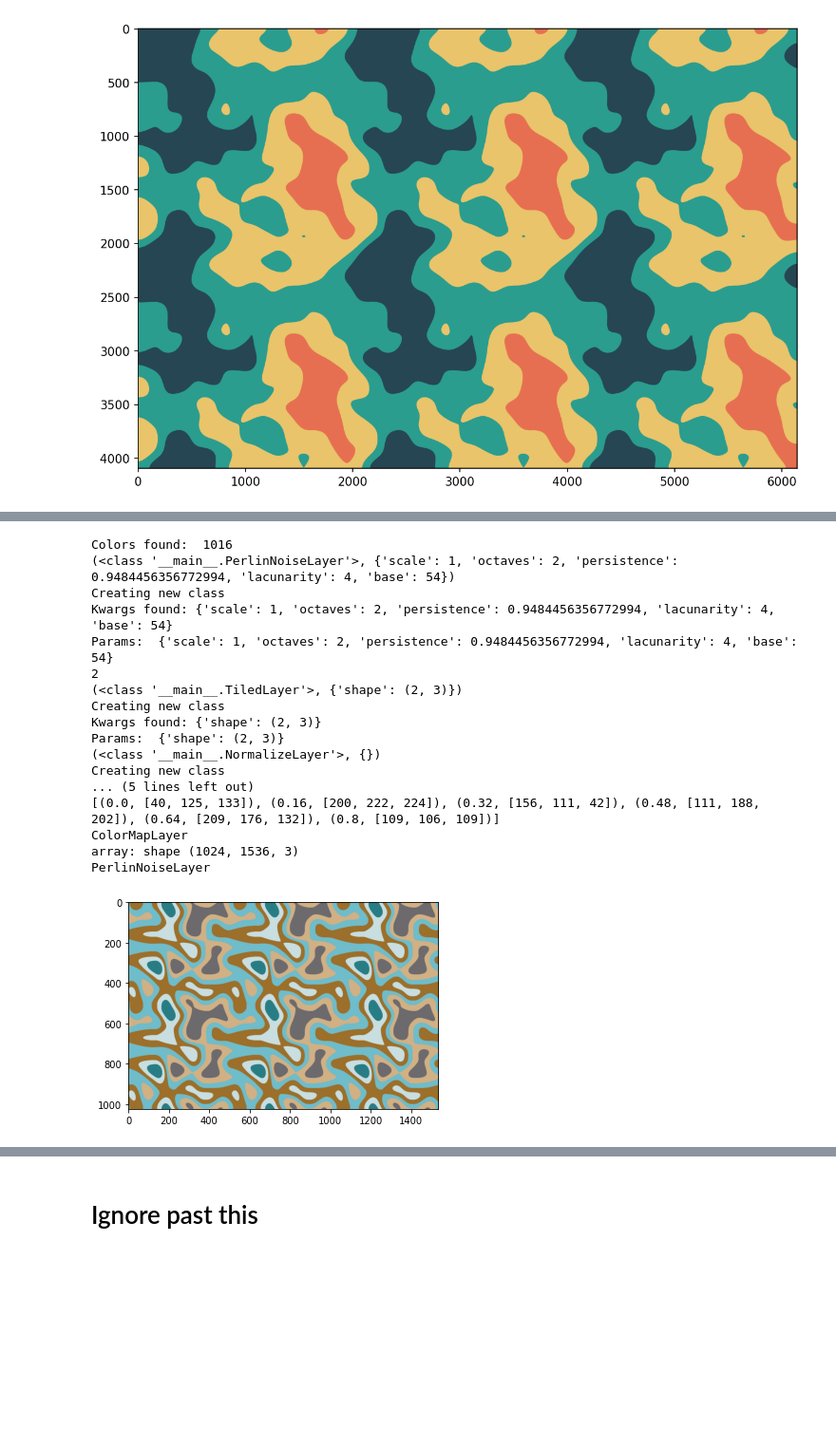
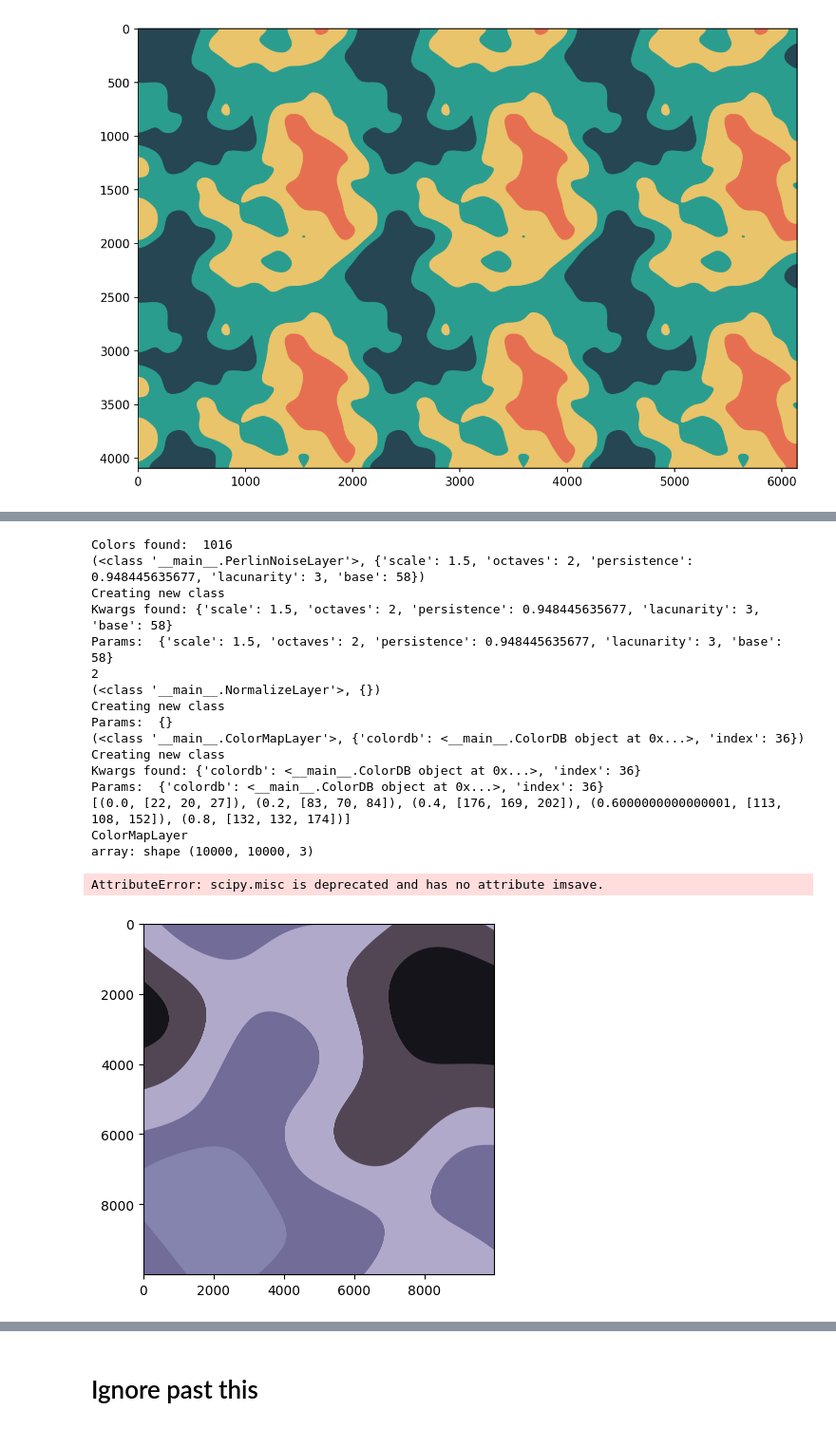
Before and after one commit to petebrown77/artstack, a Jupyter notebook: artstack.ipynb, the cells around one changed output, grey strips where cells are left out. Shown at 95% size. Drawn from its saved outputs; the diff is of its cells as text; code cells hidden in the pictures; blank space fills up the shorter version.

Commit message:
Added layers to layers.py

```diff
--- a/artstack.ipynb
+++ b/artstack.ipynb
@@ -472,29 +491,32 @@ class TiledLayer(Layer):
     def apply(self, array, shape=(2,3)):
         return np.tile(array, shape)
 # %%
-stack = ArtStack(array.shape, stack=[(PerlinNoiseLayer, {'scale': 1, 'octaves': 2, 'persistence': 0.9484456356772994, 'lacunarity': 4, 'base': 54}), (TiledLayer, {"shape": (2,3)}), (NormalizeLayer, {}), (ColorMapLayer, {"colordb": ColorDB("colors_1000.pkl"), "index": 110})])
+#stack = ArtStack(array.shape, stack=[(PerlinNoiseLayer, {'scale': 2, 'octaves': 2, 'persistence': 0.9484456356772994, 'lacunarity': 4, 'base': 58}), (TiledLayer, {"shape": (2,3)}), (NormalizeLayer, {}), (ColorMapLayer, {"colordb": ColorDB("colors_1000.pkl"), "index": 550})])
+stack = ArtStack((10000,10000), stack=[(PerlinNoiseLayer, {'scale': 1.5, 'octaves': 2, 'persistence': 0.948445635677, 'lacunarity': 3, 'base': 58}), (NormalizeLayer, {}), (ColorMapLayer, {"colordb": ColorDB("colors_1000.pkl"), "index": 36})])
+
 new_array = stack.generate()
 print(new_array)
 plt.imshow(new_array.astype(np.uint8))
 #print(json.dumps(stack.__dict__))
-print(PerlinNoiseLayer.__name__)
+#print(PerlinNoiseLayer.__name__)
+misc.imsave('purple_dream.png', new_array)
 # %% [output]
 Colors found:  1016
-(<class '__main__.PerlinNoiseLayer'>, {'scale': 1, 'octaves': 2, 'persistence': 0.9484456356772994, 'lacunarity': 4, 'base': 54})
+(<class '__main__.PerlinNoiseLayer'>, {'scale': 1.5, 'octaves': 2, 'persistence': 0.948445635677, 'lacunarity': 3, 'base': 58})
 Creating new class
-Kwargs found: {'scale': 1, 'octaves': 2, 'persistence': 0.9484456356772994, 'lacunarity': 4, 'base': 54}
-Params:  {'scale': 1, 'octaves': 2, 'persistence': 0.9484456356772994, 'lacunarity': 4, 'base': 54}
+Kwargs found: {'scale': 1.5, 'octaves': 2, 'persistence': 0.948445635677, 'lacunarity': 3, 'base': 58}
+Params:  {'scale': 1.5, 'octaves': 2, 'persistence': 0.948445635677, 'lacunarity': 3, 'base': 58}
 2
-(<class '__main__.TiledLayer'>, {'shape': (2, 3)})
-Creating new class
-Kwargs found: {'shape': (2, 3)}
-Params:  {'shape': (2, 3)}
 (<class '__main__.NormalizeLayer'>, {})
 Creating new class
-... (5 lines left out)
-[(0.0, [40, 125, 133]), (0.16, [200, 222, 224]), (0.32, [156, 111, 42]), (0.48, [111, 188, 202]), (0.64, [209, 176, 132]), (0.8, [109, 106, 109])]
+Params:  {}
+(<class '__main__.ColorMapLayer'>, {'colordb': <__main__.ColorDB object at 0x...>, 'index': 36})
+Creating new class
+Kwargs found: {'colordb': <__main__.ColorDB object at 0x...>, 'index': 36}
+Params:  {'colordb': <__main__.ColorDB object at 0x...>, 'index': 36}
+[(0.0, [22, 20, 27]), (0.2, [83, 70, 84]), (0.4, [176, 169, 202]), (0.6000000000000001, [113, 108, 152]), (0.8, [132, 132, 174])]
 ColorMapLayer
-array: shape (1024, 1536, 3)
-PerlinNoiseLayer
+array: shape (10000, 10000, 3)
+AttributeError: scipy.misc is deprecated and has no attribute imsave.
-[figure, old version]
+[figure, new version]
 # %%
```
Also changed, not shown: parts of 10 cells of this notebook, 1 other file.
